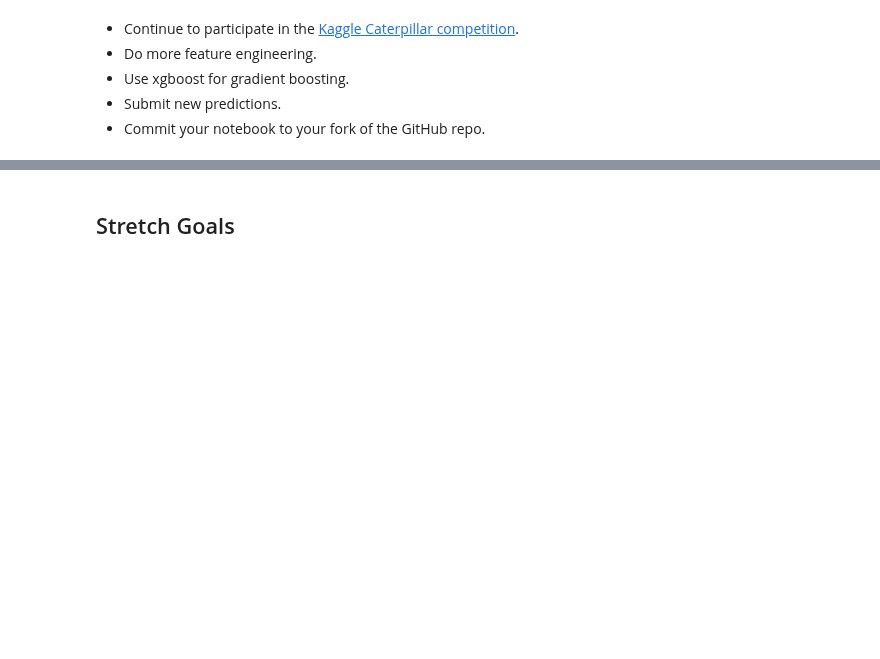
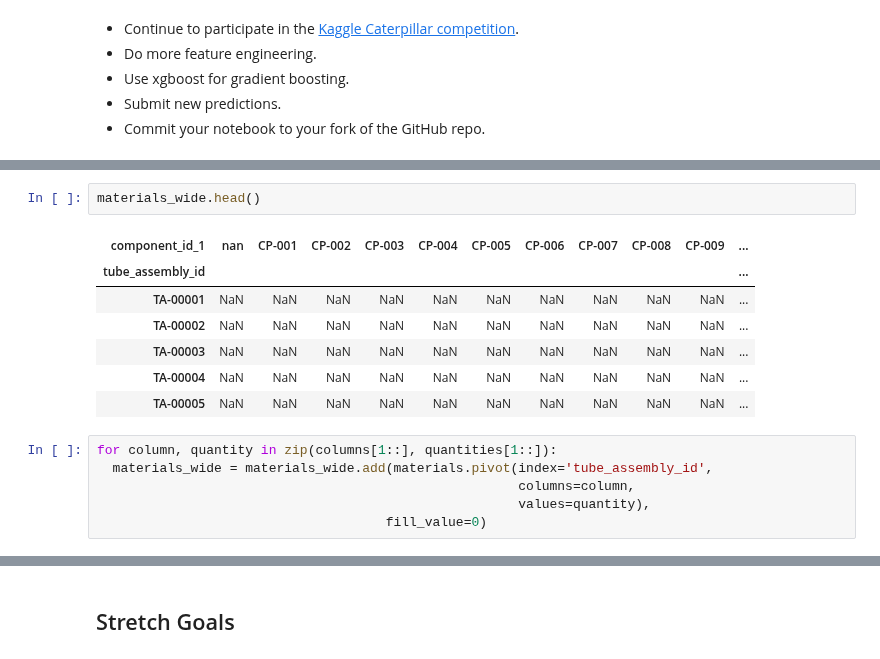
Before and after one commit to LambdaSchool/DEPRECATED-DS-Unit-2-Applied-Modeling, a Jupyter notebook: module2-gradient-boosting/Gradient Boosting Assignment Notebook.ipynb, the cells around one changed output, grey strips where cells are left out. Drawn from its saved outputs; the diff is of its cells as text; blank space fills up the shorter version.

```diff
--- a/module2-gradient-boosting/Gradient Boosting Assignment Notebook.ipynb
+++ b/module2-gradient-boosting/Gradient Boosting Assignment Notebook.ipynb
@@ -77,0 +200,16 @@ If you are working on Google Colab, uncomment and run these cells, to download t
+# %%
+materials_wide.head()
+# %% [output]
+| component_id_1 | nan | CP-001 | CP-002 | CP-003 | CP-004 | CP-005 | CP-006 | CP-007 | CP-008 | CP-009 | ... |
+| tube_assembly_id |  |  |  |  |  |  |  |  |  |  | ... |
+| TA-00001 | NaN | NaN | NaN | NaN | NaN | NaN | NaN | NaN | NaN | NaN | ... |
+| TA-00002 | NaN | NaN | NaN | NaN | NaN | NaN | NaN | NaN | NaN | NaN | ... |
+| TA-00003 | NaN | NaN | NaN | NaN | NaN | NaN | NaN | NaN | NaN | NaN | ... |
+| TA-00004 | NaN | NaN | NaN | NaN | NaN | NaN | NaN | NaN | NaN | NaN | ... |
+| TA-00005 | NaN | NaN | NaN | NaN | NaN | NaN | NaN | NaN | NaN | NaN | ... |
+# %%
+for column, quantity in zip(columns[1::], quantities[1::]):
+  materials_wide = materials_wide.add(materials.pivot(index='tube_assembly_id',
+                                                      columns=column,
+                                                      values=quantity),
+                                     fill_value=0)
```
Also changed, not shown: parts of 19 cells of this notebook.
